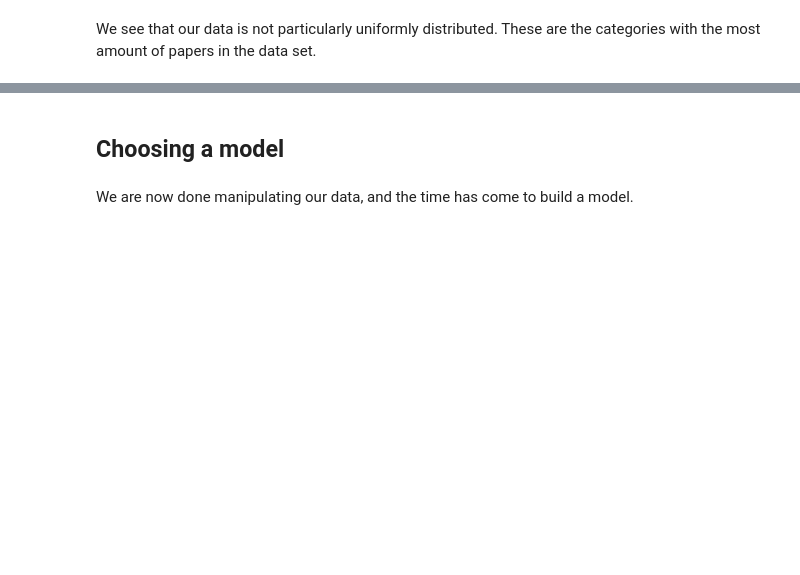
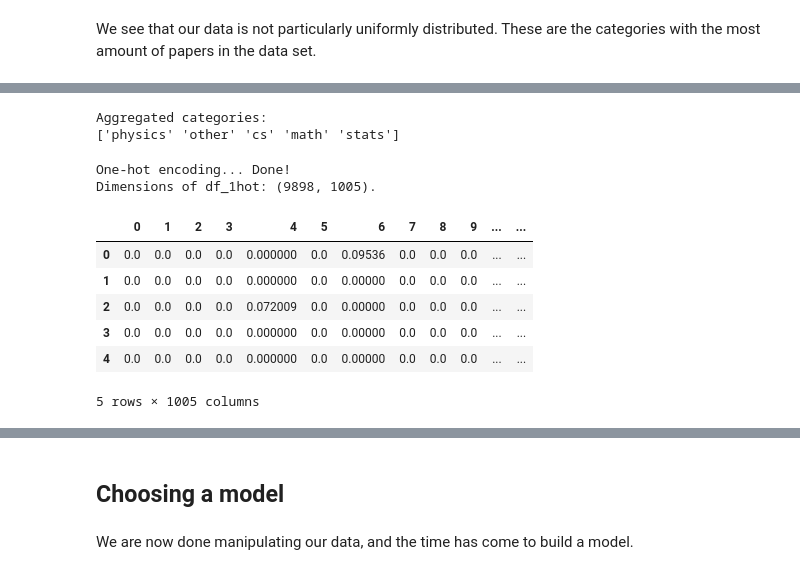
Before and after one commit to saattrupdan/scholarly, a Jupyter notebook: paper_classifier.ipynb, the cells around one changed output, grey strips where cells are left out. Drawn from its saved outputs; the diff is of its cells as text; code cells hidden in the pictures; blank space fills up the shorter version.

```diff
--- a/paper_classifier.ipynb
+++ b/paper_classifier.ipynb
@@ -280,9 +430,2 @@ plt.show()
 # %% [markdown]
 We see that our data is not particularly uniformly distributed. These are the categories with the most amount of papers in the data set.
-# %%
-# add the counts to the dataframe and sort
-cats_df['count'] = sum_cats.values
-cats_df = cats_df.sort_values(by=['count'], ascending=False)
-
-pd.set_option('display.max_colwidth', 50)
-cats_df.head()
@@ -378,0 +467,54 @@ sns.scatterplot(x = X_2d[:, 0], y = X_2d[:, 1])
+# %%
+agg_cats_df = cats_df.copy()
+agg_cats_df['category'] = agg_cats_df['category'].apply(aggregate_cat)
+agg_cats = np.asarray(agg_cats_df['category'].unique())
+print("Aggregated categories:")
+print(agg_cats)
+# %% [output]
+Aggregated categories:
+['physics' 'other' 'cs' 'math' 'stats']
+# %%
+def agg_cats_to_binary(categories):
+    '''
+    Turns aggregated categories into a 0-1 sequence with 1's at every category index.
+
+    INPUT
+        categories, an iterable of strings
+
+    OUTPUT
+        numpy array with 1 at the category indexes and zeros everywhere else
+    '''
+    agg_categories = aggregate_cats(categories)
+    return np.in1d(agg_cats, agg_categories).astype('int8')
+
+print("One-hot encoding...", end = " ")
+
+df_1hot_agg = df_vec.copy()
+
+# populate cats_df with the information from df
+bincat_arr = np.array([agg_cats_to_binary(cat_list) for cat_list in df_1hot_agg['category']]).transpose()
+bincat_dict = {key:value for (key,value) in zip(agg_cats, bincat_arr)}
+bincat_df = pd.DataFrame.from_dict(bincat_dict)
+
+# concatenate df with the columns in cats_df
+df_1hot_agg = pd.concat([df_1hot_agg, bincat_df], axis=1, sort=False)
+
+# drop the category column
+df_1hot_agg.drop(['category'], axis=1, inplace=True)
+
+print("Done!")
+
+# show the new columns of the data frame
+pd.set_option('display.max_colwidth', 10)
+print(f"Dimensions of df_1hot: {df_1hot_agg.shape}.")
+df_1hot_agg.head()
+# %% [output]
+One-hot encoding... Done!
+Dimensions of df_1hot: (9898, 1005).
+|  | 0 | 1 | 2 | 3 | 4 | 5 | 6 | 7 | 8 | 9 | ... | ... |
+| 0 | 0.0 | 0.0 | 0.0 | 0.0 | 0.000000 | 0.0 | 0.09536 | 0.0 | 0.0 | 0.0 | ... | ... |
+| 1 | 0.0 | 0.0 | 0.0 | 0.0 | 0.000000 | 0.0 | 0.00000 | 0.0 | 0.0 | 0.0 | ... | ... |
+| 2 | 0.0 | 0.0 | 0.0 | 0.0 | 0.072009 | 0.0 | 0.00000 | 0.0 | 0.0 | 0.0 | ... | ... |
+| 3 | 0.0 | 0.0 | 0.0 | 0.0 | 0.000000 | 0.0 | 0.00000 | 0.0 | 0.0 | 0.0 | ... | ... |
+| 4 | 0.0 | 0.0 | 0.0 | 0.0 | 0.000000 | 0.0 | 0.00000 | 0.0 | 0.0 | 0.0 | ... | ... |
+5 rows × 1005 columns
```
Also changed, not shown: parts of 48 cells of this notebook, 4 other files.
